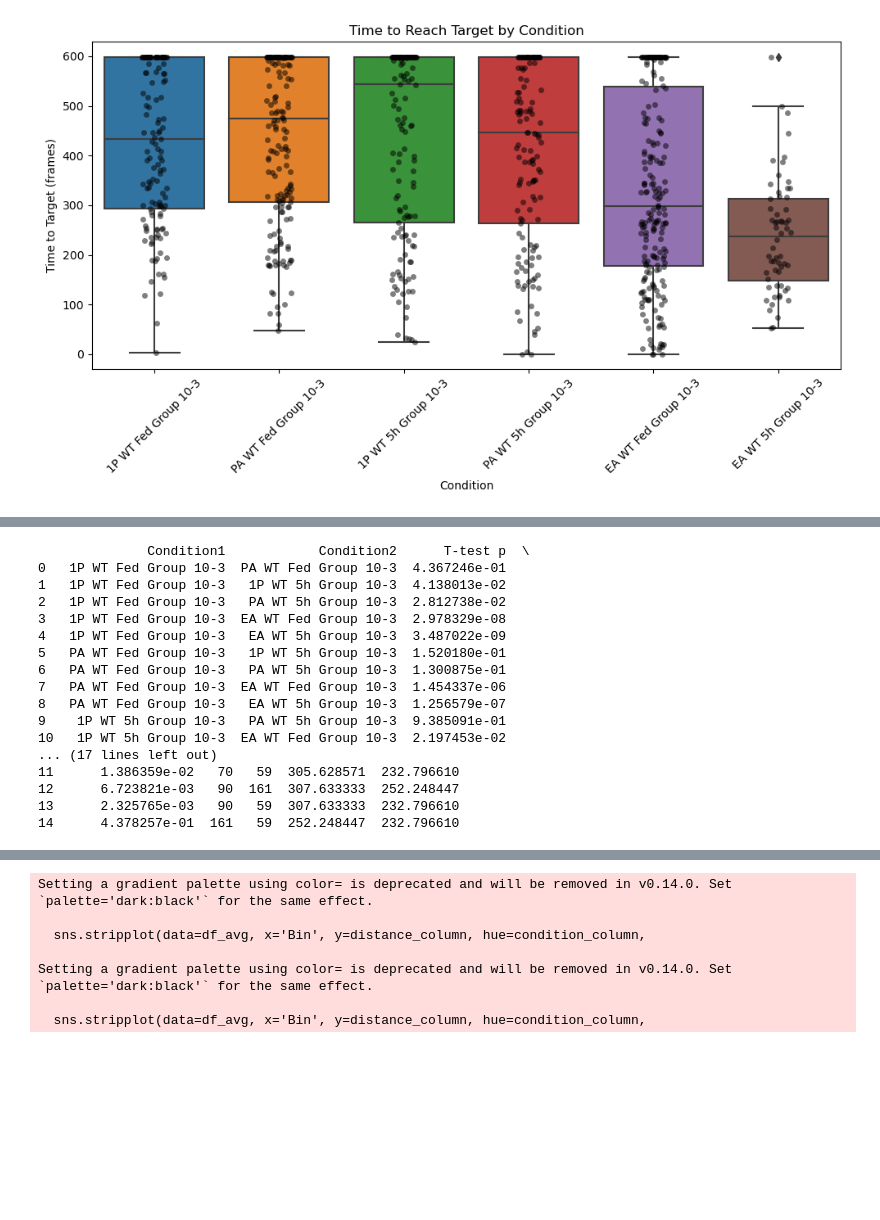
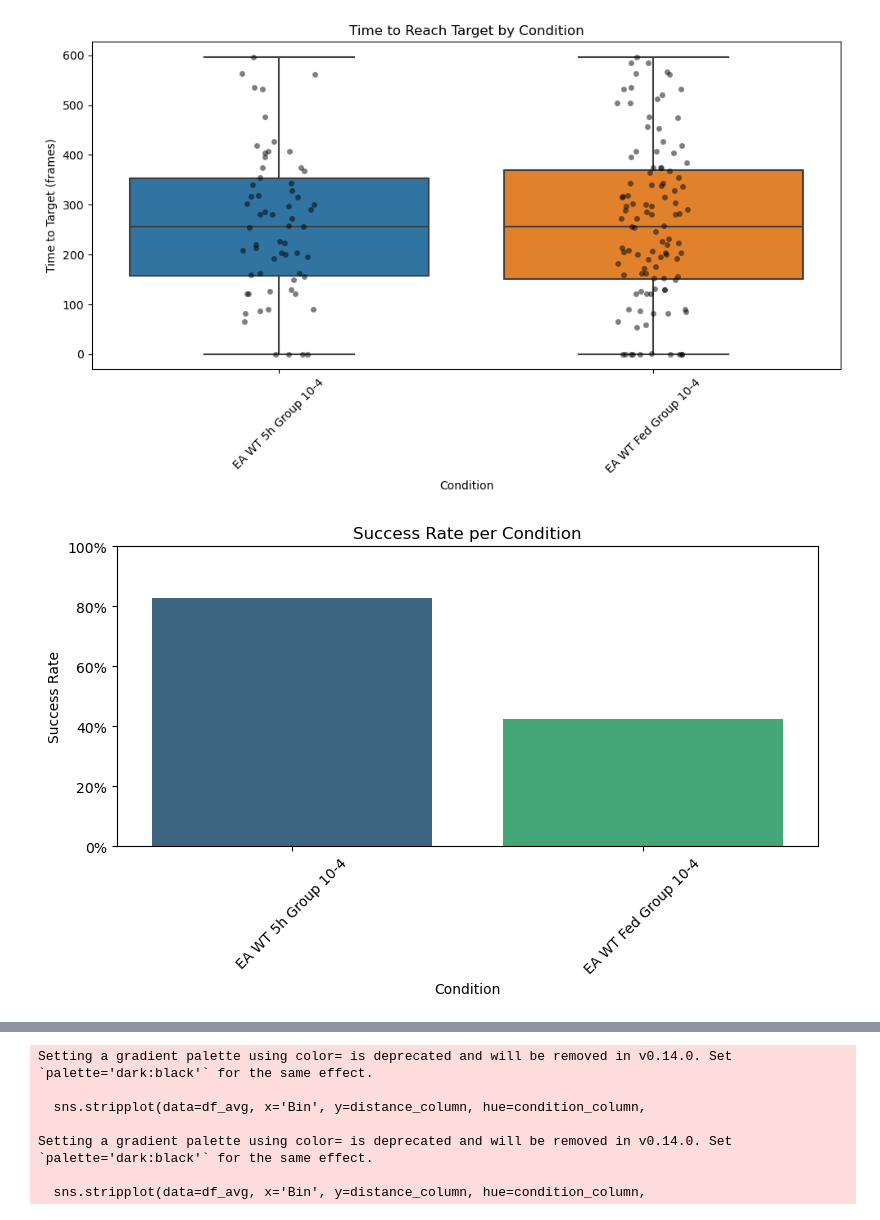
Before and after one commit to HariPNarayanan/larva-locater, a Jupyter notebook: Structured/analysis.ipynb, the cells around one changed output, grey strips where cells are left out. Cells and saved outputs as stored; diff of their text form; code cells hidden in the pictures; blank space fills up the shorter version.

```diff
--- a/Structured/analysis.ipynb
+++ b/Structured/analysis.ipynb
@@ -43,8 +54,6 @@ plt.xticks(rotation = 45)
 # %%
-subset_tto = primary_df_interp.query("Concentration == '10-3' and Genotype == 'WT' and Collective == 'Group'")
-results = plotting.plot_time_to_target_distribution(subset_tto, radius=2, assign_max_if_unreached=True)
-reached = results[results['TargetFrame'] < results['LastFrame']]
-mean_times = reached.groupby('Condition')['TimeToTarget'].mean().reset_index()
-print(mean_times)
+subset_tto = primary_df_interp.query("Concentration == '10-4' and Genotype == 'WT' and Collective == 'Group' and Odour == 'EA'")
+plotting.analyze_and_plot_target_acquisition(subset_tto, assign_max_if_unreached=False)
 # %% [output]
-[figure, old version]
+[figure, new version]
+[figure, added]
@@ -58,26 +78,2 @@ print(mean_times)
-# %%
-# Run pairwise tests
-stats_df = plotting.pairwise_condition_tests(reached)
-
-# View results
-print(stats_df)
-# %% [output]
-              Condition1            Condition2      T-test p  \
-0   1P WT Fed Group 10-3  PA WT Fed Group 10-3  4.367246e-01
-1   1P WT Fed Group 10-3   1P WT 5h Group 10-3  4.138013e-02
-2   1P WT Fed Group 10-3   PA WT 5h Group 10-3  2.812738e-02
-3   1P WT Fed Group 10-3  EA WT Fed Group 10-3  2.978329e-08
-4   1P WT Fed Group 10-3   EA WT 5h Group 10-3  3.487022e-09
-5   PA WT Fed Group 10-3   1P WT 5h Group 10-3  1.520180e-01
-6   PA WT Fed Group 10-3   PA WT 5h Group 10-3  1.300875e-01
-7   PA WT Fed Group 10-3  EA WT Fed Group 10-3  1.454337e-06
-8   PA WT Fed Group 10-3   EA WT 5h Group 10-3  1.256579e-07
-9    1P WT 5h Group 10-3   PA WT 5h Group 10-3  9.385091e-01
-10   1P WT 5h Group 10-3  EA WT Fed Group 10-3  2.197453e-02
-... (17 lines left out)
-11      1.386359e-02   70   59  305.628571  232.796610
-12      6.723821e-03   90  161  307.633333  252.248447
-13      2.325765e-03   90   59  307.633333  232.796610
-14      4.378257e-01  161   59  252.248447  232.796610
 # %%
 df_neighbour = cleanup.create_combined_real_simulated_df(df = primary_df_interp)
```
Also changed, not shown: parts of 6 cells of this notebook, 1 other file.
